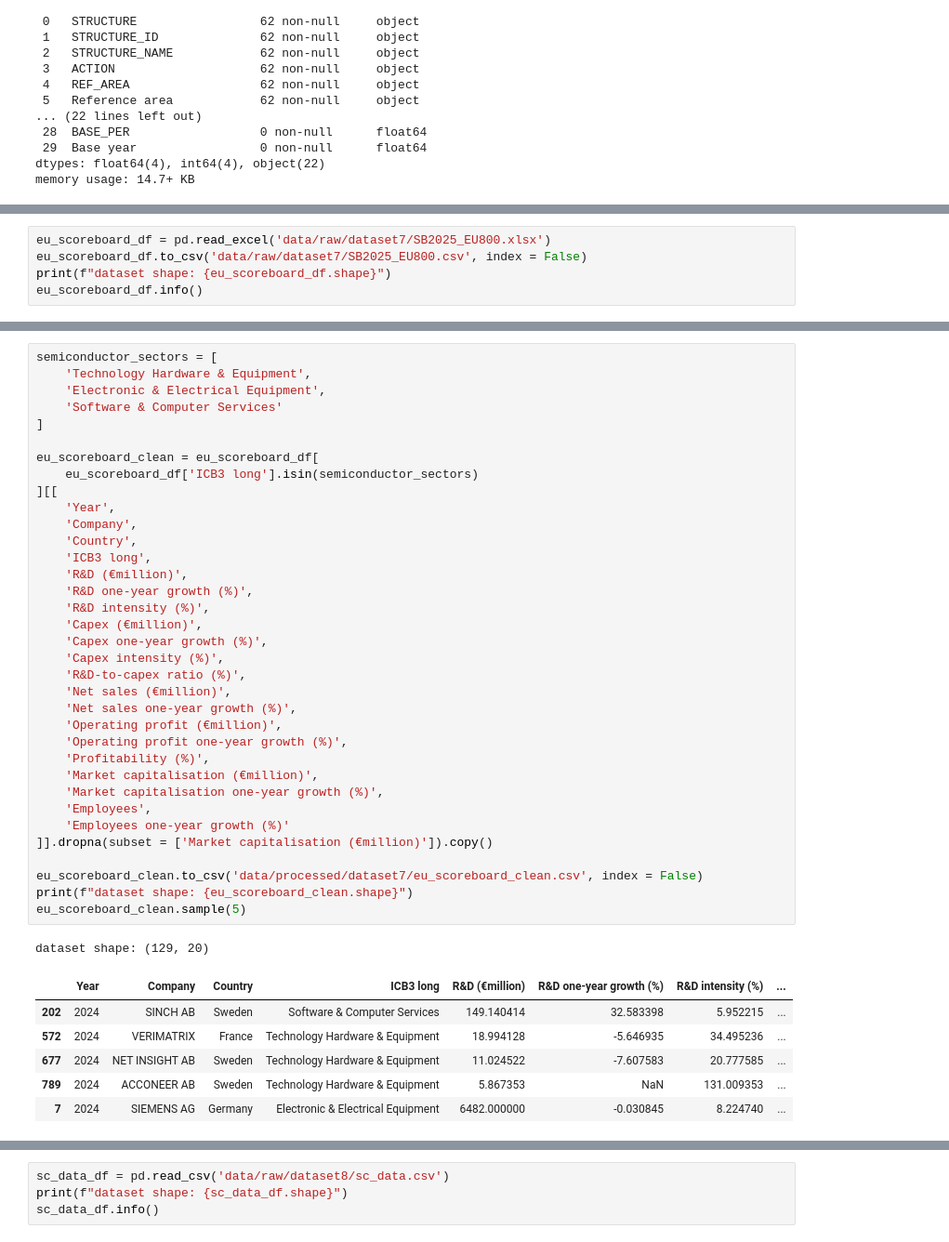
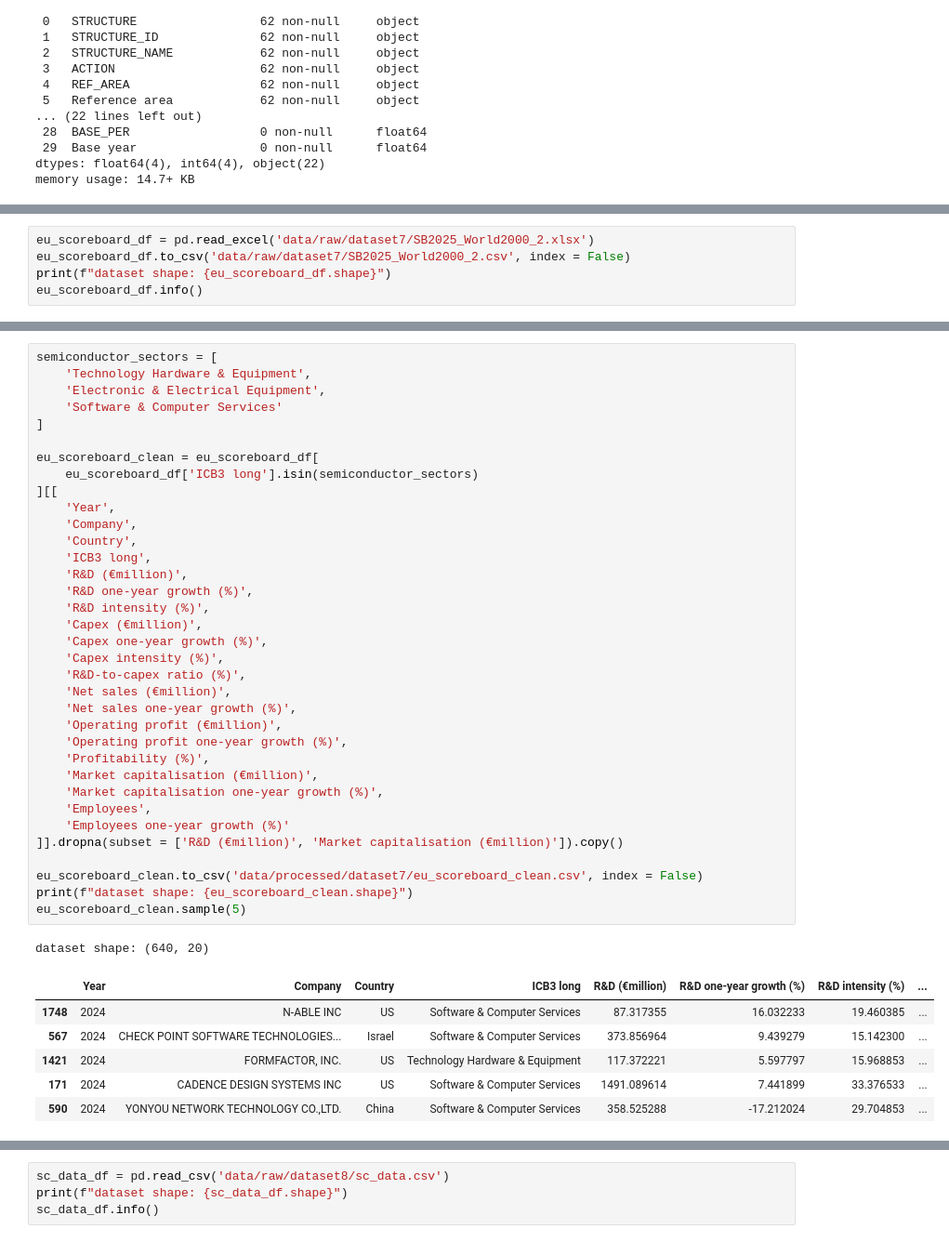
Before and after one commit to ShanJiang08/AI_Semiconductor_Project, a Jupyter notebook: data/data_clean.ipynb, the cells around one changed output, grey strips where cells are left out. Shown at 93% size. Saved outputs shown, nothing was run; the diff lists cells and outputs as text.

```diff
--- a/data/data_clean.ipynb
+++ b/data/data_clean.ipynb
@@ -434,6 +548,6 @@ dataset shape: (62, 5)
 # %%
-eu_scoreboard_df = pd.read_excel('data/raw/dataset7/SB2025_EU800.xlsx')
-eu_scoreboard_df.to_csv('data/raw/dataset7/SB2025_EU800.csv', index = False)
+eu_scoreboard_df = pd.read_excel('data/raw/dataset7/SB2025_World2000_2.xlsx')
+eu_scoreboard_df.to_csv('data/raw/dataset7/SB2025_World2000_2.csv', index = False)
 print(f"dataset shape: {eu_scoreboard_df.shape}")
 eu_scoreboard_df.info()
 # %% [output]
@@ -463,38 +577,38 @@ semiconductor_sectors = [
 
 eu_scoreboard_clean = eu_scoreboard_df[
     eu_scoreboard_df['ICB3 long'].isin(semiconductor_sectors)
 ][[
     'Year',
     'Company',
     'Country',
     'ICB3 long',
     'R&D (€million)',
     'R&D one-year growth (%)',
     'R&D intensity (%)',
     'Capex (€million)',
     'Capex one-year growth (%)',
     'Capex intensity (%)',
     'R&D-to-capex ratio (%)',
     'Net sales (€million)',
     'Net sales one-year growth (%)',
     'Operating profit (€million)',
     'Operating profit one-year growth (%)',
     'Profitability (%)',
     'Market capitalisation (€million)',
     'Market capitalisation one-year growth (%)',
     'Employees',
     'Employees one-year growth (%)'
-]].dropna(subset = ['Market capitalisation (€million)']).copy()
+]].dropna(subset = ['R&D (€million)', 'Market capitalisation (€million)']).copy()
 
 eu_scoreboard_clean.to_csv('data/processed/dataset7/eu_scoreboard_clean.csv', index = False)
 print(f"dataset shape: {eu_scoreboard_clean.shape}")
 eu_scoreboard_clean.sample(5)
 # %% [output]
-dataset shape: (129, 20)
+dataset shape: (640, 20)
 |  | Year | Company | Country | ICB3 long | R&D (€million) | R&D one-year growth (%) | R&D intensity (%) | ... |
-| 202 | 2024 | SINCH AB | Sweden | Software & Computer Services | 149.140414 | 32.583398 | 5.952215 | ... |
-| 572 | 2024 | VERIMATRIX | France | Technology Hardware & Equipment | 18.994128 | -5.646935 | 34.495236 | ... |
-| 677 | 2024 | NET INSIGHT AB | Sweden | Technology Hardware & Equipment | 11.024522 | -7.607583 | 20.777585 | ... |
-| 789 | 2024 | ACCONEER AB | Sweden | Technology Hardware & Equipment | 5.867353 | NaN | 131.009353 | ... |
-| 7 | 2024 | SIEMENS AG | Germany | Electronic & Electrical Equipment | 6482.000000 | -0.030845 | 8.224740 | ... |
+| 1748 | 2024 | N-ABLE INC | US | Software & Computer Services | 87.317355 | 16.032233 | 19.460385 | ... |
+| 567 | 2024 | CHECK POINT SOFTWARE TECHNOLOGIES... | Israel | Software & Computer Services | 373.856964 | 9.439279 | 15.142300 | ... |
+| 1421 | 2024 | FORMFACTOR, INC. | US | Technology Hardware & Equipment | 117.372221 | 5.597797 | 15.968853 | ... |
+| 171 | 2024 | CADENCE DESIGN SYSTEMS INC | US | Software & Computer Services | 1491.089614 | 7.441899 | 33.376533 | ... |
+| 590 | 2024 | YONYOU NETWORK TECHNOLOGY CO.,LTD. | China | Software & Computer Services | 358.525288 | -17.212024 | 29.704853 | ... |
 # %% [markdown]
```
Also changed, not shown: parts of 38 cells of this notebook.
